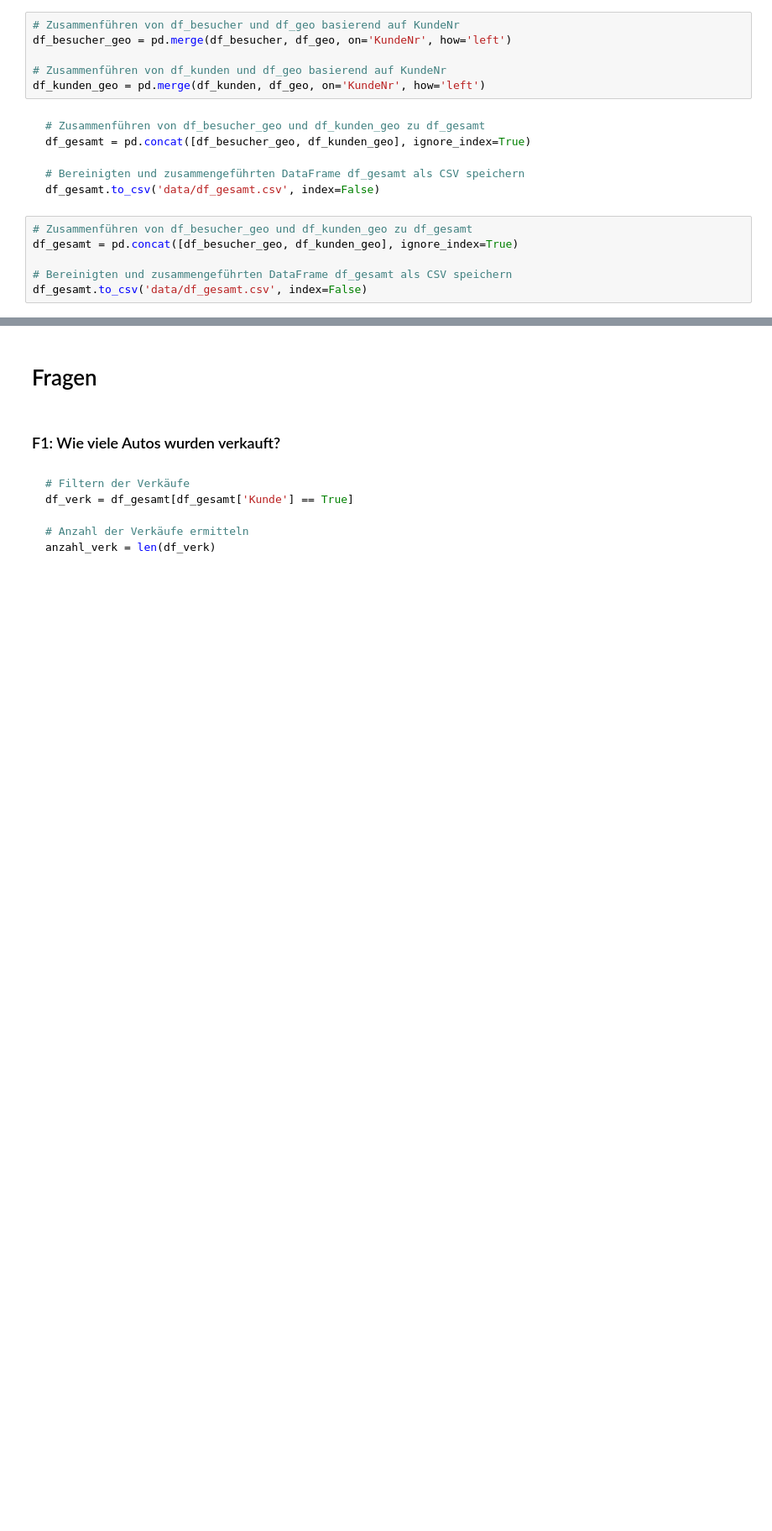
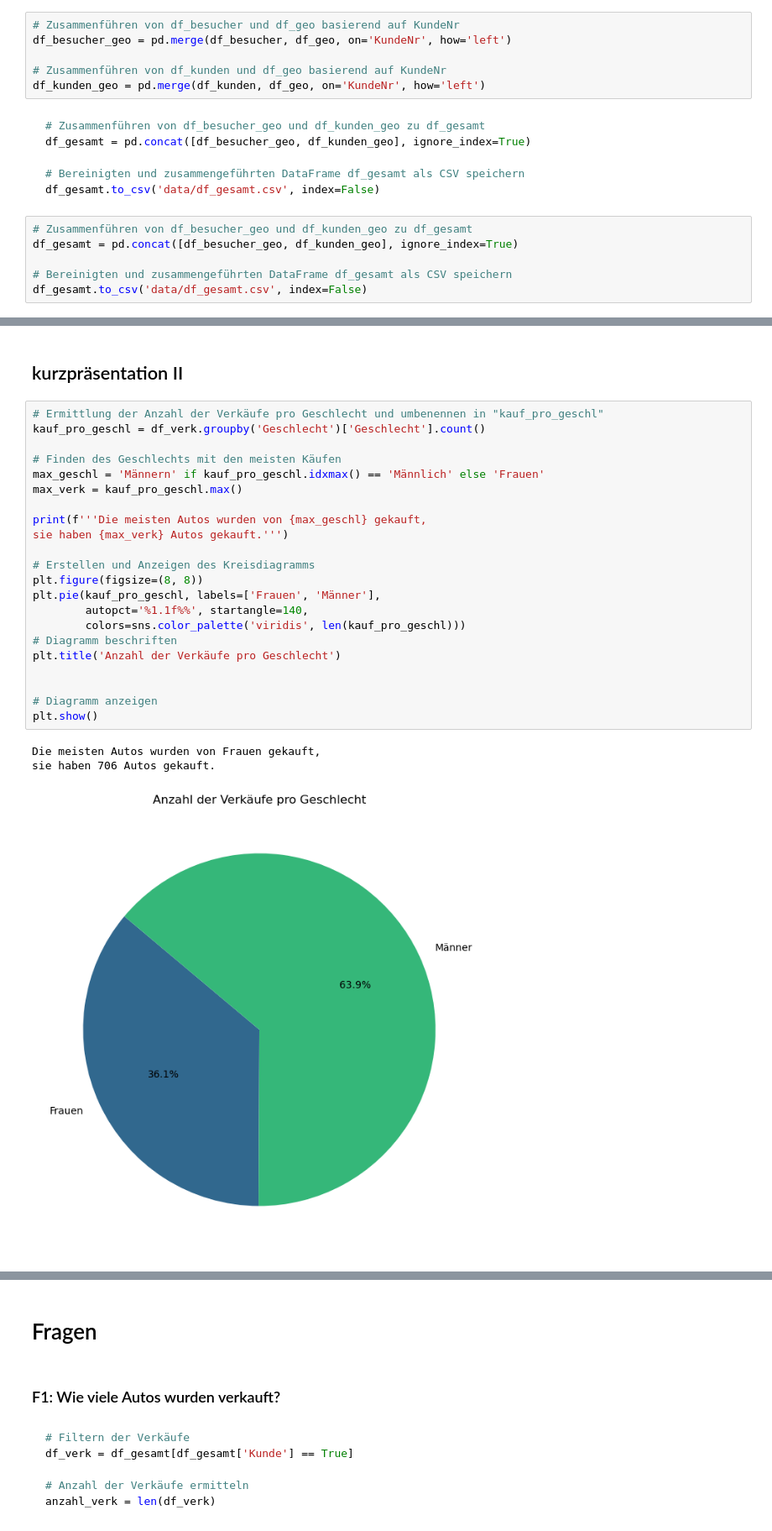
Before and after one commit to SebastianKnoche/final_projectSS24_Group4, a Jupyter notebook: presentation.ipynb, the cells around one changed output, grey strips where cells are left out. Shown at 84% size. Saved outputs shown, nothing was run; the diff lists cells and outputs as text; blank space fills up the shorter version.

```diff
--- a/presentation.ipynb
+++ b/presentation.ipynb
@@ -390,0 +419,28 @@ df_gesamt.to_csv('data/df_gesamt.csv', index=False)
+# %% [markdown]
+## kurzpräsentation II
+# %%
+# Ermittlung der Anzahl der Verkäufe pro Geschlecht und umbenennen in "kauf_pro_geschl"
+kauf_pro_geschl = df_verk.groupby('Geschlecht')['Geschlecht'].count()
+
+# Finden des Geschlechts mit den meisten Käufen
+max_geschl = 'Männern' if kauf_pro_geschl.idxmax() == 'Männlich' else 'Frauen'
+max_verk = kauf_pro_geschl.max()
+
+print(f'''Die meisten Autos wurden von {max_geschl} gekauft,
+sie haben {max_verk} Autos gekauft.''')
+
+# Erstellen und Anzeigen des Kreisdiagramms
+plt.figure(figsize=(8, 8))
+plt.pie(kauf_pro_geschl, labels=['Frauen', 'Männer'],
+        autopct='%1.1f%%', startangle=140,
+        colors=sns.color_palette('viridis', len(kauf_pro_geschl)))
+# Diagramm beschriften
+plt.title('Anzahl der Verkäufe pro Geschlecht')
+
+
+# Diagramm anzeigen
+plt.show()
+# %% [output]
+Die meisten Autos wurden von Frauen gekauft,
+sie haben 706 Autos gekauft.
+[figure, added]
```
Also changed, not shown: parts of 12 cells of this notebook.
